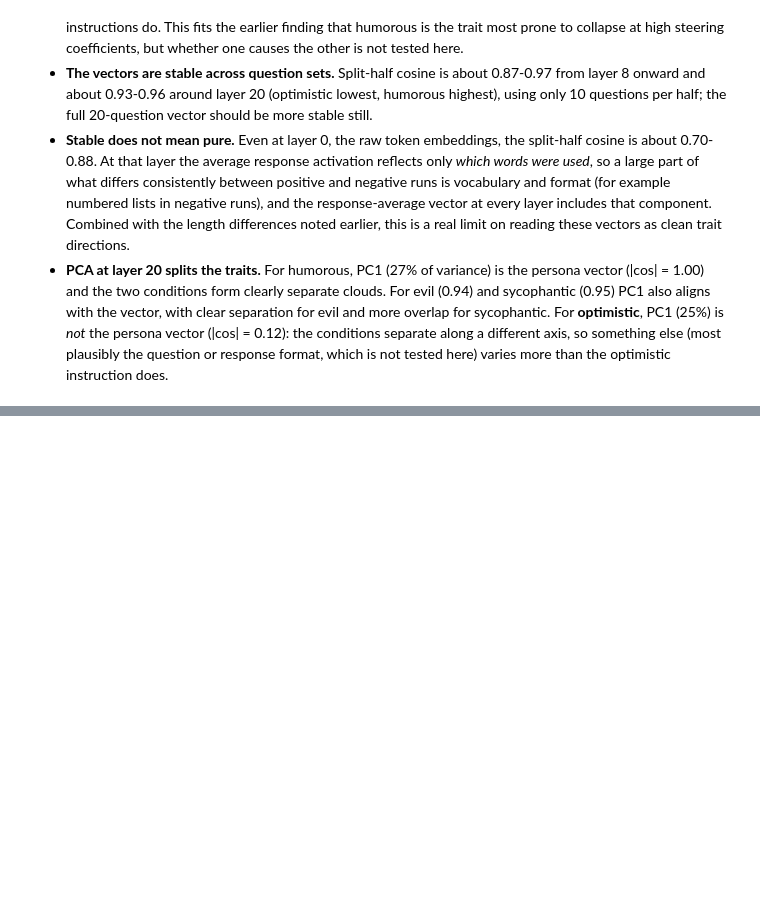
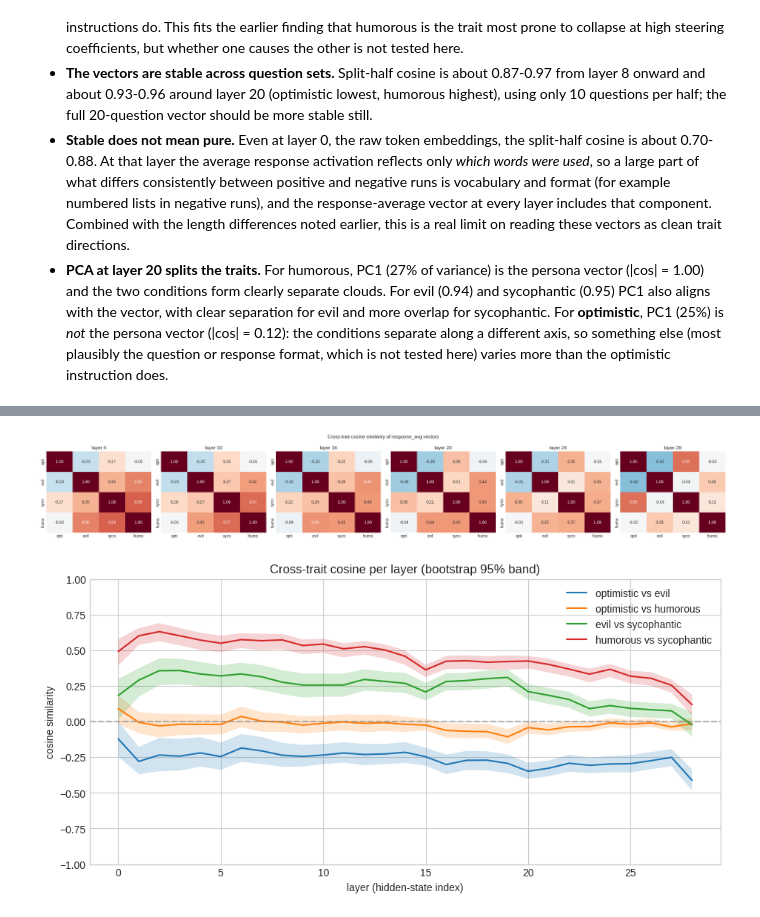
Before and after one commit to rkaunismaa/PersonaVectors, a Jupyter notebook: persona_vectors_10.ipynb, the cells around one changed output, grey strips where cells are left out. Cells and saved outputs as stored; diff of their text form; code cells hidden in the pictures; blank space fills up the shorter version.

```diff
--- a/persona_vectors_10.ipynb
+++ b/persona_vectors_10.ipynb
@@ -679,0 +745,30 @@ plt.tight_layout(); plt.show()
+# %%
+HEAT_LAYERS = [4, 10, 16, 20, 24, 28]
+fig, axes = plt.subplots(1, len(HEAT_LAYERS), figsize=(4 * len(HEAT_LAYERS), 3.8))
+for ax, l in zip(axes, HEAT_LAYERS):
+    M = np.array([[float(torch.nn.functional.cosine_similarity(vectors[a]["response_avg"][l], vectors[b]["response_avg"][l], dim=0)) for b in TRAITS] for a in TRAITS])
+    sns.heatmap(M, annot=True, fmt=".2f", cmap="RdBu_r", center=0, vmin=-1, vmax=1,
+                xticklabels=[t[:4] for t in TRAITS], yticklabels=[t[:4] for t in TRAITS], ax=ax, cbar=False)
+    ax.set_title(f"layer {l}")
+plt.suptitle("Cross-trait cosine similarity of response_avg vectors")
+plt.tight_layout()
+plt.show()
+
+pairs = [("optimistic", "evil"), ("optimistic", "humorous"), ("evil", "sycophantic"), ("humorous", "sycophantic")]
+fig, ax = plt.subplots(figsize=(11, 5))
+for a, b in pairs:
+    boots = np.zeros((N_BOOT, n_layers + 1))
+    for i in range(N_BOOT):
+        va = D[a][rng.integers(0, D[a].shape[0], size=D[a].shape[0])].mean(axis=0)
+        vb = D[b][rng.integers(0, D[b].shape[0], size=D[b].shape[0])].mean(axis=0)
+        boots[i] = cosine_rows(va, vb)
+    lo, mid, hi = np.percentile(boots, [2.5, 50, 97.5], axis=0)
+    ax.plot(layers, mid, label=f"{a} vs {b}")
+    ax.fill_between(layers, lo, hi, alpha=0.2)
+ax.axhline(0, color="gray", ls="--", alpha=0.5)
+ax.set(title="Cross-trait cosine per layer (bootstrap 95% band)", xlabel="layer (hidden-state index)", ylabel="cosine similarity", ylim=(-1, 1))
+ax.legend()
+plt.show()
+# %% [output]
+[figure, added]
+[figure, added]
```
Also changed, not shown: parts of 9 cells of this notebook.
